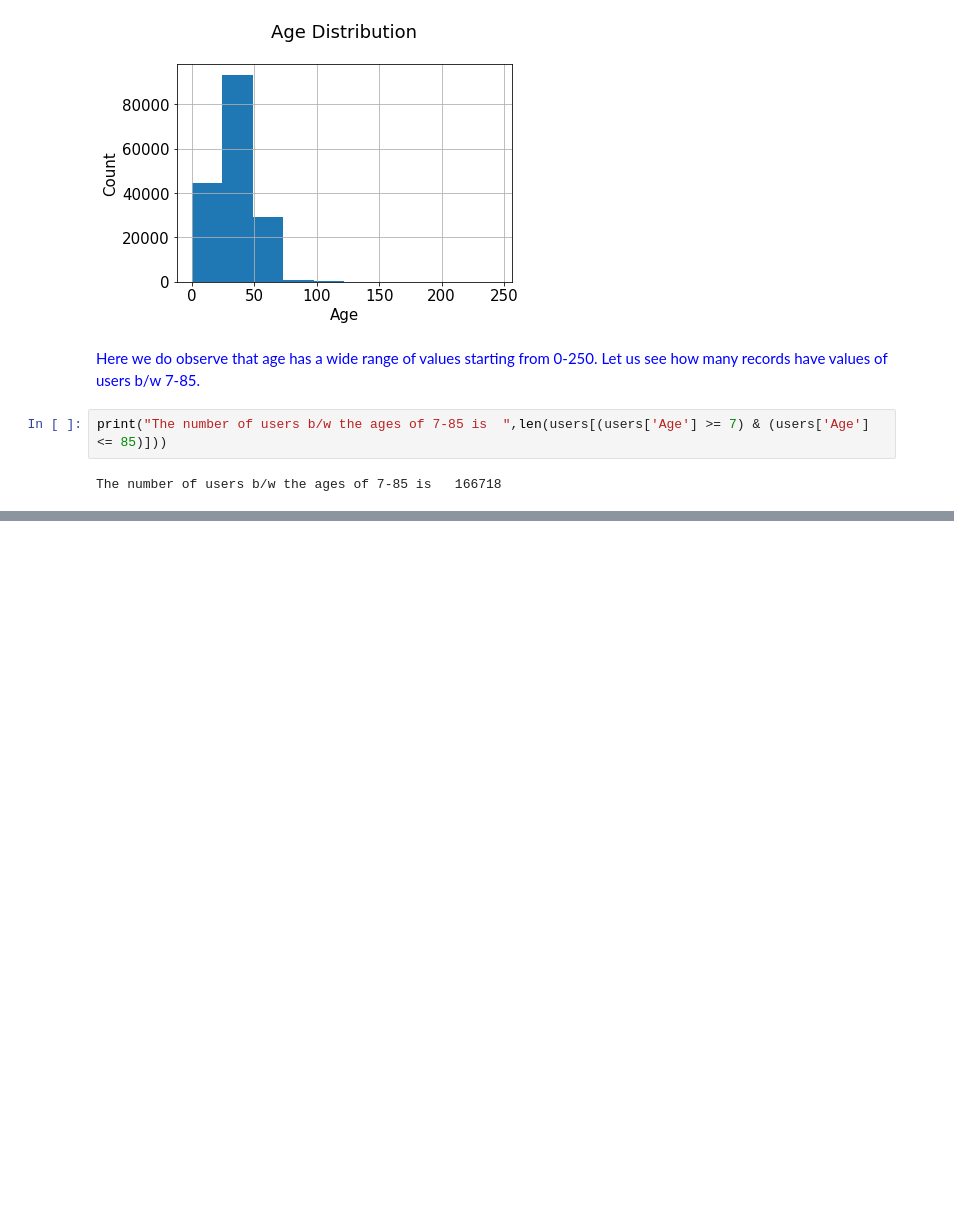
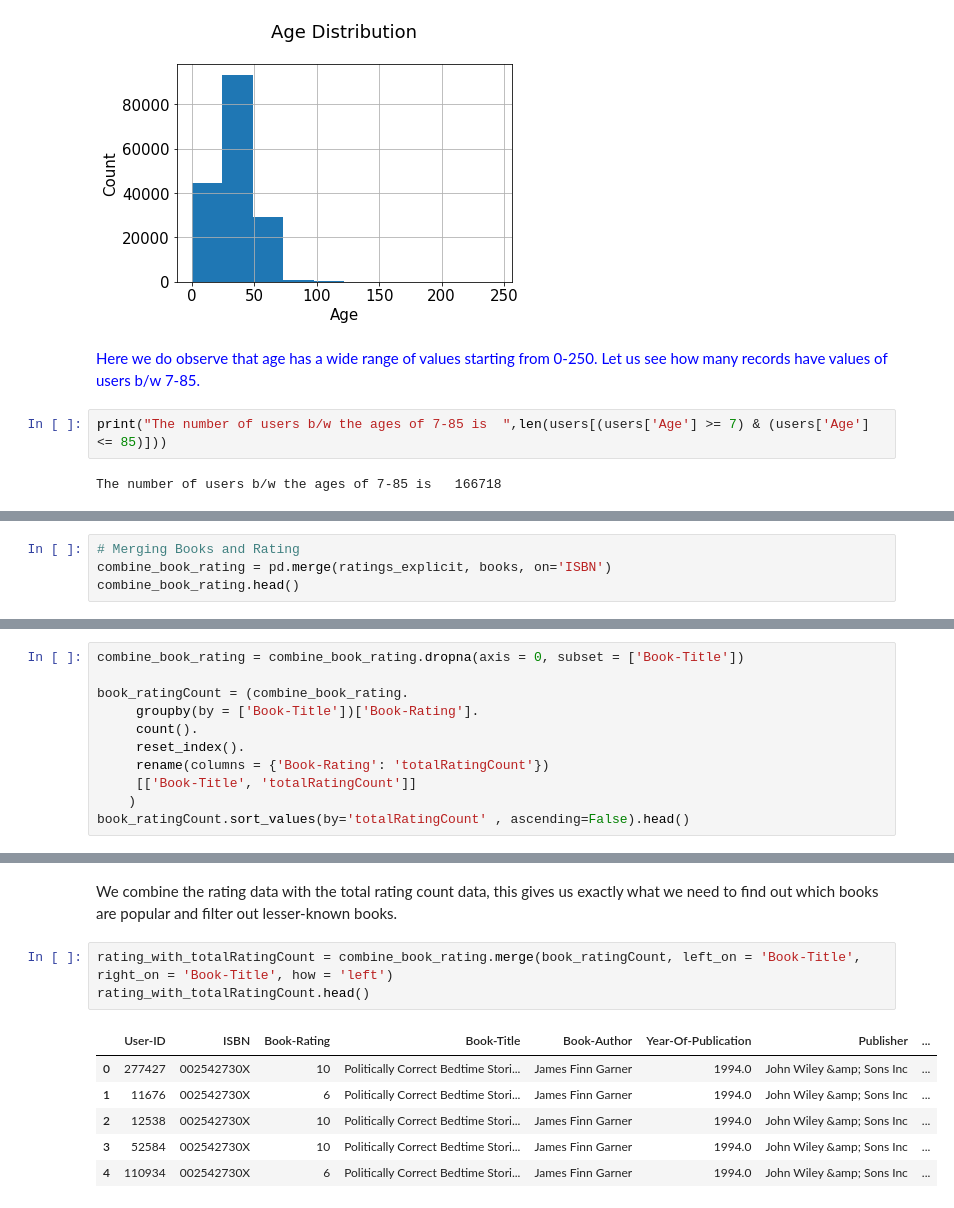
Before and after one commit to rohanroney/Book-Recommendation-System, a Jupyter notebook: Book_Recommendation_System.ipynb, the cells around one changed output, grey strips where cells are left out. Saved outputs shown, nothing was run; the diff lists cells and outputs as text; blank space fills up the shorter version.

```diff
--- a/Book_Recommendation_System.ipynb
+++ b/Book_Recommendation_System.ipynb
@@ -398,0 +504,4 @@ users_updated.head()
+# %%
+# Merging Books and Rating
+combine_book_rating = pd.merge(ratings_explicit, books, on='ISBN')
+combine_book_rating.head()
@@ -398,0 +517,11 @@ users_updated.head()
+# %%
+combine_book_rating = combine_book_rating.dropna(axis = 0, subset = ['Book-Title'])
+
+book_ratingCount = (combine_book_rating.
+     groupby(by = ['Book-Title'])['Book-Rating'].
+     count().
+     reset_index().
+     rename(columns = {'Book-Rating': 'totalRatingCount'})
+     [['Book-Title', 'totalRatingCount']]
+    )
+book_ratingCount.sort_values(by='totalRatingCount' , ascending=False).head()
@@ -398,0 +535,12 @@ users_updated.head()
+# %% [markdown]
+We combine the rating data with the total rating count data, this gives us exactly what we need to find out which books are popular and filter out lesser-known books.
+# %%
+rating_with_totalRatingCount = combine_book_rating.merge(book_ratingCount, left_on = 'Book-Title', right_on = 'Book-Title', how = 'left')
+rating_with_totalRatingCount.head()
+# %% [output]
+|  | User-ID | ISBN | Book-Rating | Book-Title | Book-Author | Year-Of-Publication | Publisher | ... |
+| 0 | 277427 | 002542730X | 10 | Politically Correct Bedtime Stori... | James Finn Garner | 1994.0 | John Wiley &amp; Sons Inc | ... |
+| 1 | 11676 | 002542730X | 6 | Politically Correct Bedtime Stori... | James Finn Garner | 1994.0 | John Wiley &amp; Sons Inc | ... |
+| 2 | 12538 | 002542730X | 10 | Politically Correct Bedtime Stori... | James Finn Garner | 1994.0 | John Wiley &amp; Sons Inc | ... |
+| 3 | 52584 | 002542730X | 10 | Politically Correct Bedtime Stori... | James Finn Garner | 1994.0 | John Wiley &amp; Sons Inc | ... |
+| 4 | 110934 | 002542730X | 6 | Politically Correct Bedtime Stori... | James Finn Garner | 1994.0 | John Wiley &amp; Sons Inc | ... |
```
Also changed, not shown: parts of 42 cells of this notebook.
